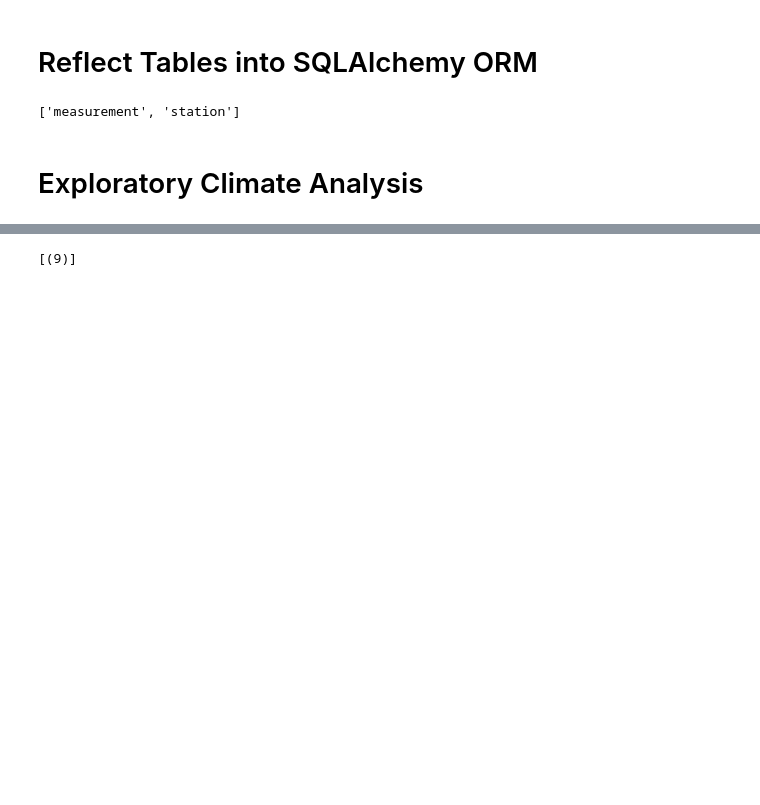
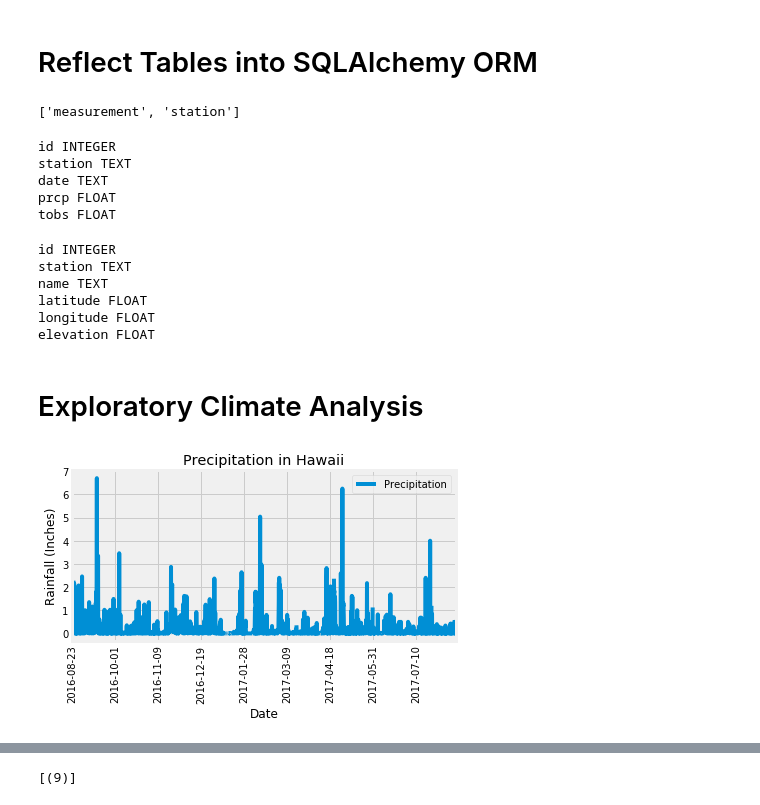
Before and after one commit to camilabcois/BortolozoCois_DataBootCamp_HW, a Jupyter notebook: BortolozoCois_08_SQLAlchemy/climate_starter.ipynb, the cells around one changed output, grey strips where cells are left out. Saved outputs shown, nothing was run; the diff lists cells and outputs as text; code cells hidden in the pictures; blank space fills up the shorter version.

```diff
--- a/BortolozoCois_08_SQLAlchemy/climate_starter.ipynb
+++ b/BortolozoCois_08_SQLAlchemy/climate_starter.ipynb
@@ -35,17 +36,65 @@ Station = Base.classes.station
 # %%
 # Create our session (link) from Python to the DB
 session = Session(engine)
+# %%
+# Create the inspector and connect it to the engine
+inspector = inspect(engine)
+
+# Using the inspector to print the column names within the 'measurement' table and its types
+columns = inspector.get_columns('measurement')
+for c in columns:
+   print(c['name'], c["type"])
+# %% [output]
+id INTEGER
+station TEXT
+date TEXT
+prcp FLOAT
+tobs FLOAT
+# %%
+# Using the inspector to print the column names within the 'station' table and its types
+columns = inspector.get_columns('station')
+for c in columns:
+   print(c['name'], c["type"])
+# %% [output]
+id INTEGER
+station TEXT
+name TEXT
+latitude FLOAT
+longitude FLOAT
+elevation FLOAT
 # %% [markdown]
 # Exploratory Climate Analysis
 # %%
 # Design a query to retrieve the last 12 months of precipitation data and plot the results
 
 # Calculate the date 1 year ago from the last data point in the database
+last_date = session.query(Measurement.date).order_by(Measurement.date.desc()).first()
+year_ago = dt.date(2017,8,23) - dt.timedelta(days=365)
 
 # Perform a query to retrieve the data and precipitation scores
+rain_scores = (session.query(Measurement.date, Measurement.prcp).filter(Measurement.date >= year_ago).order_by(Measurement.date).all())
 
 # Save the query results as a Pandas DataFrame and set the index to the date column
+rain_df = pd.DataFrame(rain_scores, columns=['date', 'precipitation'])
 
-# Sort the dataframe by date
+# Reset index
+rain_df.set_index(rain_df['date'], inplace=True)
+
+# Show df head
+rain_df.head(5)
 
 # Use Pandas Plotting with Matplotlib to plot the data
+rain_df.plot()
+
+# Add title, labels, legend and ticks
+plt.title("Precipitation in Hawaii")
+plt.xlabel('Date')
+plt.ylabel('Rainfall (Inches)')
+plt.legend(['Precipitation'])
+plt.xticks(rotation = '90')
+plt.tight_layout()
+
+# Save figure
+plt.savefig("Images/Precipitation_Hawaii.png")
+# %% [output]
+[figure, added]
```
Also changed, not shown: parts of 15 cells of this notebook, 11 other files.
